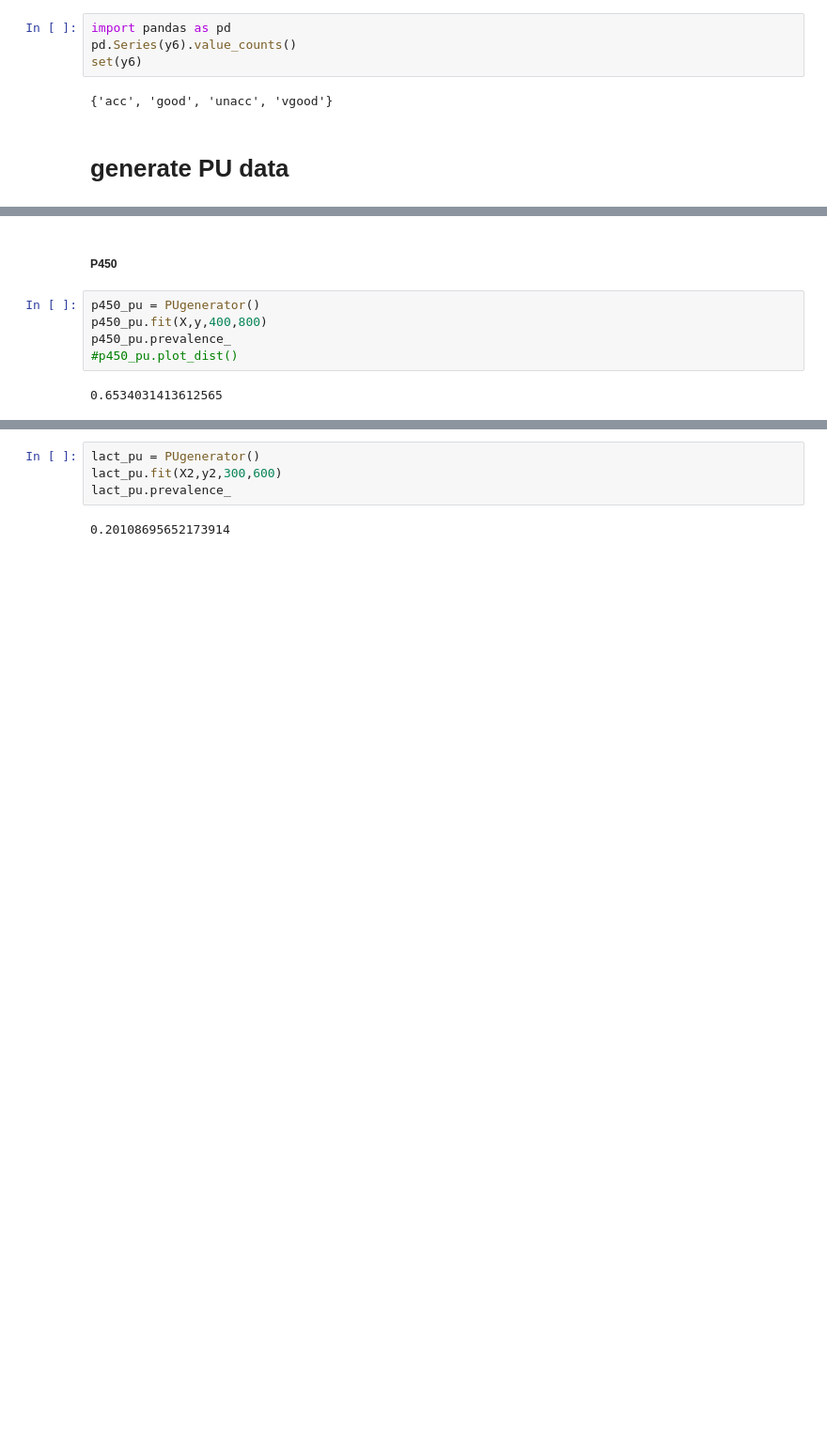
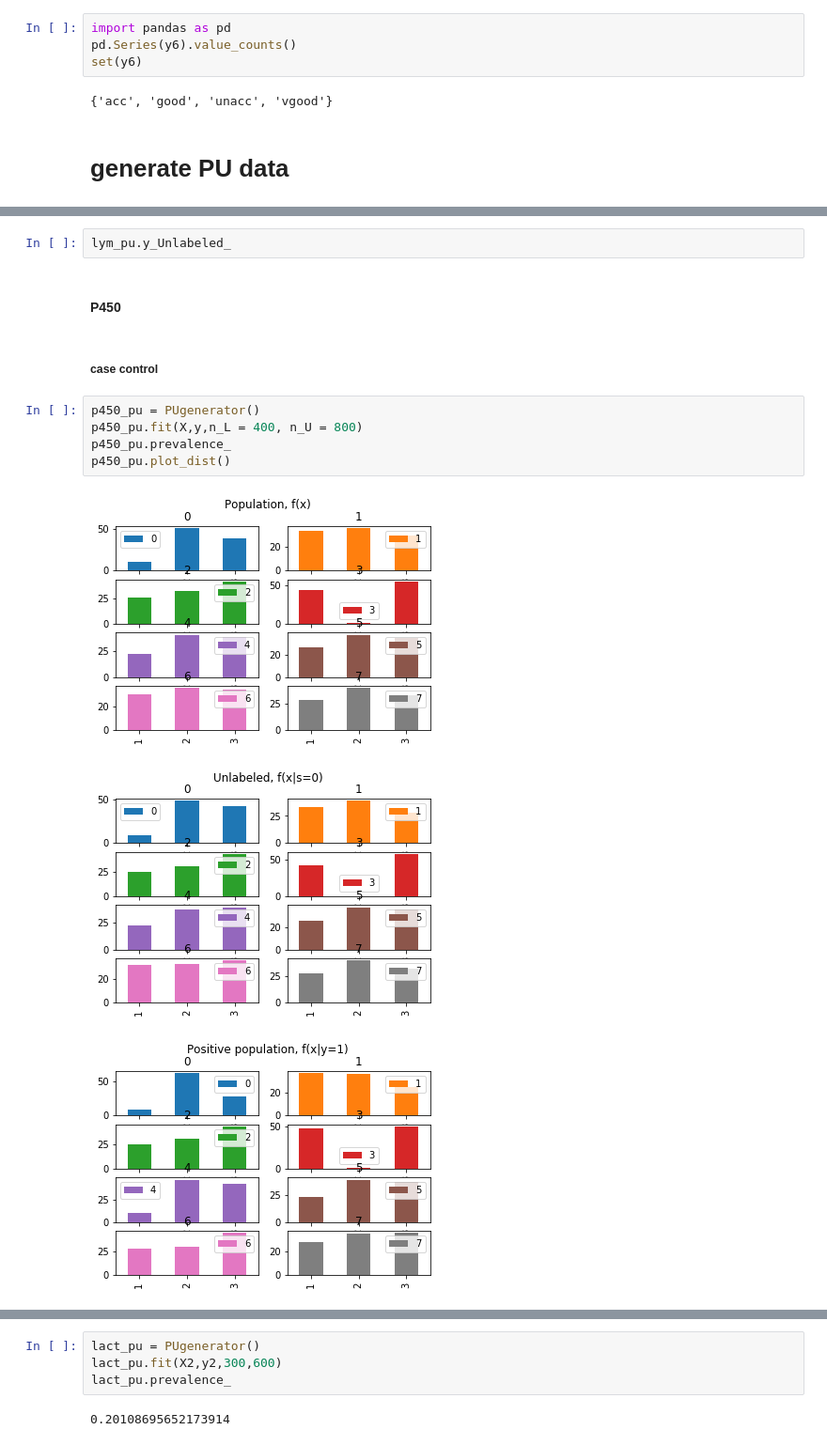
Before and after one commit to chengning-zhang/Bayesian-Classifers-for-PU_learning, a Jupyter notebook: example/PU Learning for Bayesian classifiers.ipynb, the cells around one changed output, grey strips where cells are left out. Shown: that part at 94% size. Saved outputs shown, nothing was run; the diff lists cells and outputs as text; blank space fills up the shorter version.

```diff
--- a/example/PU Learning for Bayesian classifiers.ipynb
+++ b/example/PU Learning for Bayesian classifiers.ipynb
@@ -275,9 +368,15 @@ array(['1', '1', '1', '1', '1', '0', '1', '0', '1', '1', '1', '0', '1',
+# %%
+lym_pu.y_Unlabeled_
 # %% [markdown]
-##### P450
+#### P450
+# %% [markdown]
+##### case control
 # %%
 p450_pu = PUgenerator()
-p450_pu.fit(X,y,400,800)
+p450_pu.fit(X,y,n_L = 400, n_U = 800)
 p450_pu.prevalence_
-#p450_pu.plot_dist()
+p450_pu.plot_dist()
 # %% [output]
-0.6534031413612565
+[figure, added]
+[figure, added]
+[figure, added]
```
Also changed, not shown: parts of 140 cells of this notebook.
